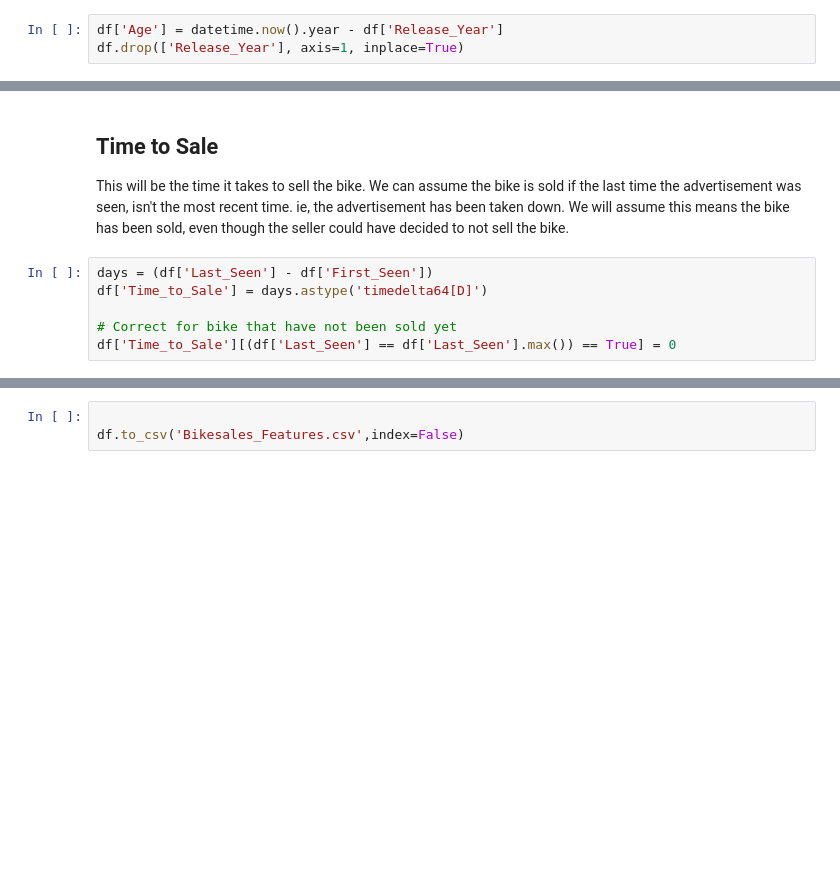
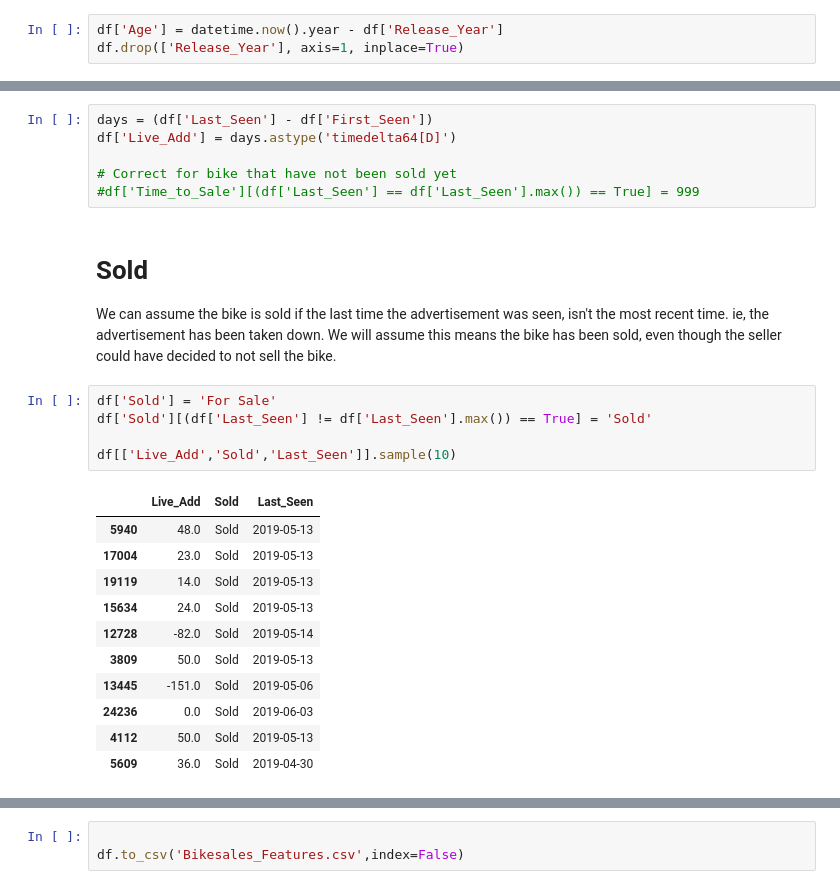
Before and after one commit to beaubellamy/BikeSales, a Jupyter notebook: BikeSales Feature Enginneering.ipynb, the cells around one changed output, grey strips where cells are left out. Drawn from its saved outputs; the diff is of its cells as text; blank space fills up the shorter version.

```diff
--- a/BikeSales Feature Enginneering.ipynb
+++ b/BikeSales Feature Enginneering.ipynb
@@ -100,9 +103,26 @@ df.drop(['Release_Year'], axis=1, inplace=True)
+# %%
+days = (df['Last_Seen'] - df['First_Seen'])
+df['Live_Add'] = days.astype('timedelta64[D]')
+
+# Correct for bike that have not been sold yet
+#df['Time_to_Sale'][(df['Last_Seen'] == df['Last_Seen'].max()) == True] = 999
 # %% [markdown]
-## Time to Sale
-This will be the time it takes to sell the bike. We can assume the bike is sold if the last time the advertisement was seen, isn't the most recent time. ie, the advertisement has been taken down. We will assume this means the bike has been sold, even though the seller could have decided to not sell the bike.
+# Sold
+We can assume the bike is sold if the last time the advertisement was seen, isn't the most recent time. ie, the advertisement has been taken down. We will assume this means the bike has been sold, even though the seller could have decided to not sell the bike.
-# %%
-days = (df['Last_Seen'] - df['First_Seen'])
-df['Time_to_Sale'] = days.astype('timedelta64[D]')
-
-# Correct for bike that have not been sold yet
-df['Time_to_Sale'][(df['Last_Seen'] == df['Last_Seen'].max()) == True] = 0
+# %%
+df['Sold'] = 'For Sale'
+df['Sold'][(df['Last_Seen'] != df['Last_Seen'].max()) == True] = 'Sold'
+
+df[['Live_Add','Sold','Last_Seen']].sample(10)
+# %% [output]
+|  | Live_Add | Sold | Last_Seen |
+| 5940 | 48.0 | Sold | 2019-05-13 |
+| 17004 | 23.0 | Sold | 2019-05-13 |
+| 19119 | 14.0 | Sold | 2019-05-13 |
+| 15634 | 24.0 | Sold | 2019-05-13 |
+| 12728 | -82.0 | Sold | 2019-05-14 |
+| 3809 | 50.0 | Sold | 2019-05-13 |
+| 13445 | -151.0 | Sold | 2019-05-06 |
+| 24236 | 0.0 | Sold | 2019-06-03 |
+| 4112 | 50.0 | Sold | 2019-05-13 |
+| 5609 | 36.0 | Sold | 2019-04-30 |
```
Also changed, not shown: parts of 34 cells of this notebook, 4 other files.
